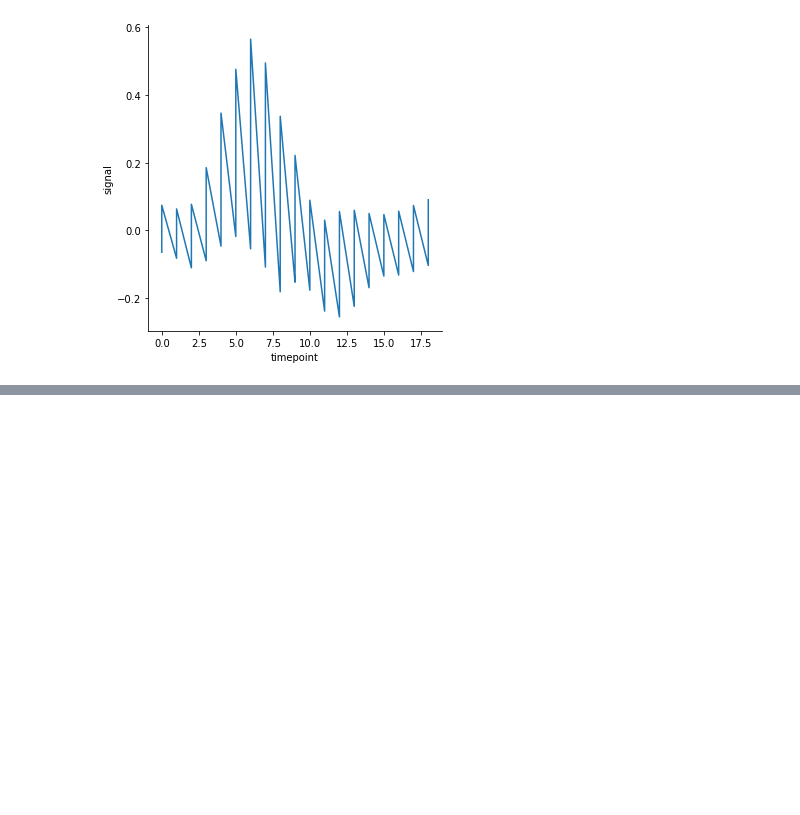
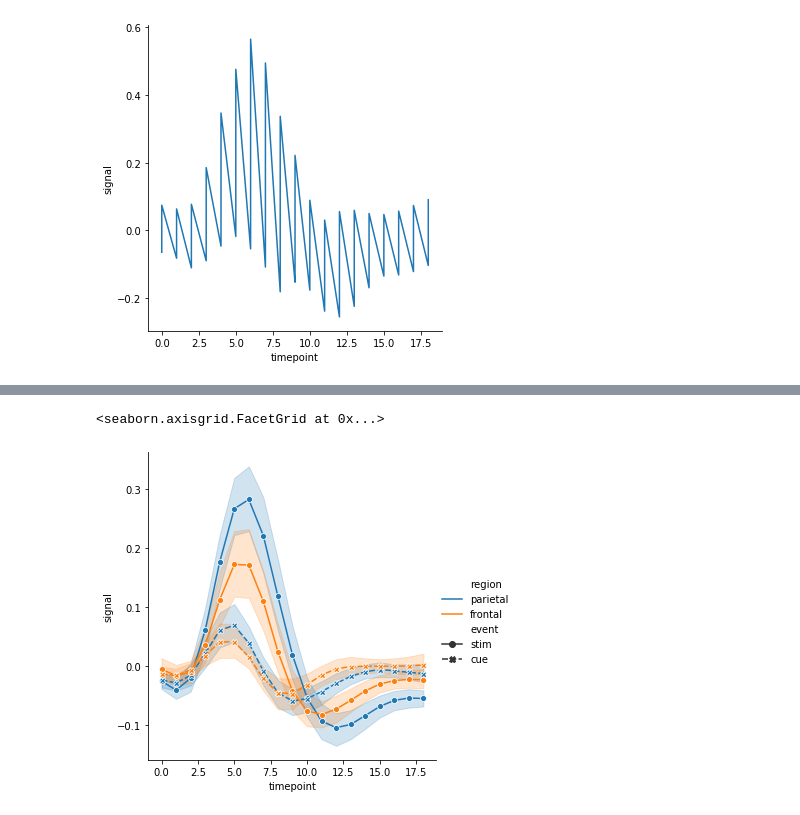
Before and after one commit to Demid-demid/Data-Visualisation, a Jupyter notebook: Line_plots.ipynb, the cells around one changed output, grey strips where cells are left out. Cells and saved outputs as stored; diff of their text form; code cells hidden in the pictures; blank space fills up the shorter version.

Commit message:
Argument markers =True added

```diff
--- a/Line_plots.ipynb
+++ b/Line_plots.ipynb
@@ -60,0 +72,5 @@ sb.relplot(x= "timepoint", y= "signal", estimator =None, kind= "line", data= fmr
+# %%
+sb.relplot(x= "timepoint", y= "signal", hue = "region",style = "event",kind= "line", data= fmri,markers= True)
+# %% [output]
+<seaborn.axisgrid.FacetGrid at 0x...>
+[figure, added]
```
Also changed, not shown: parts of 2 cells of this notebook.
